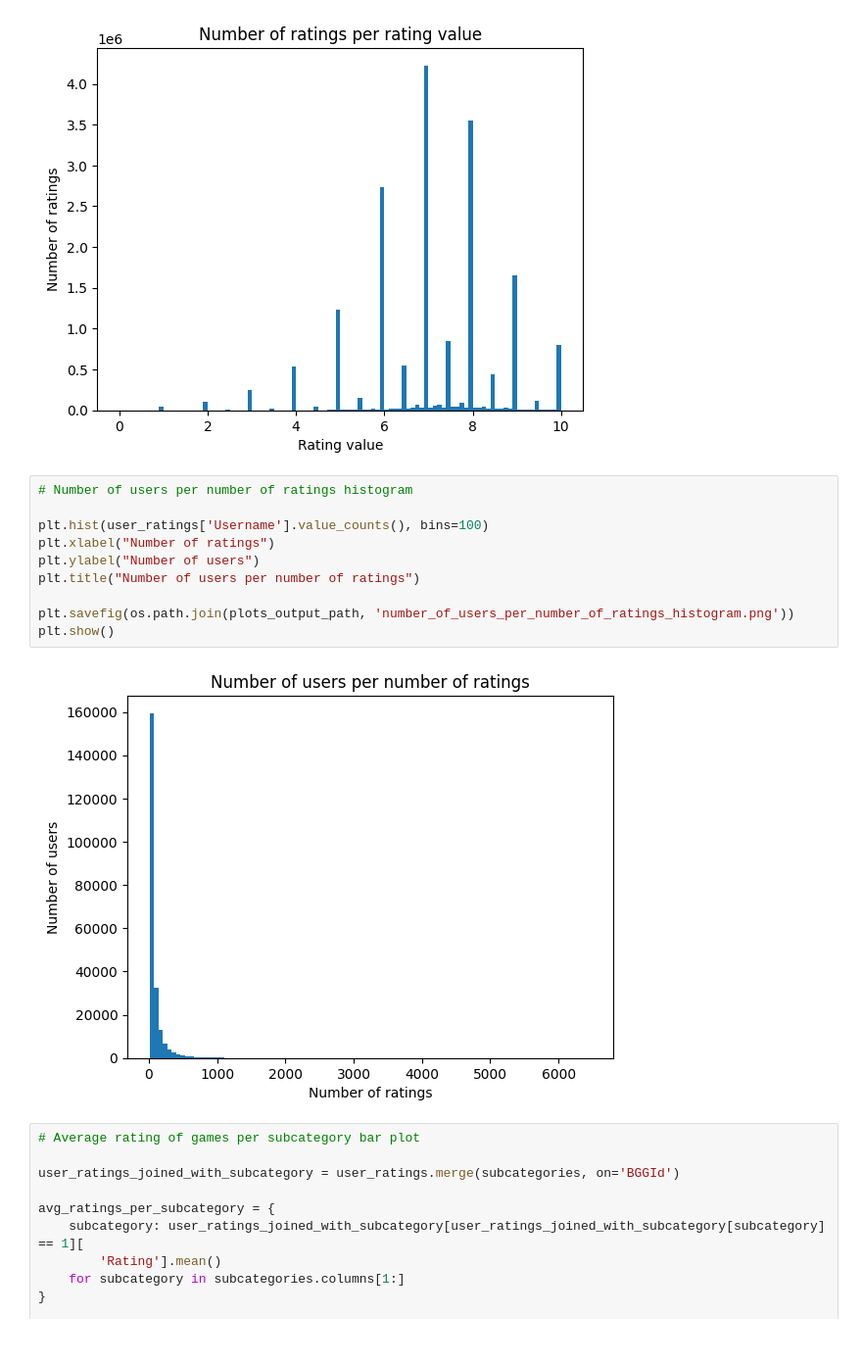
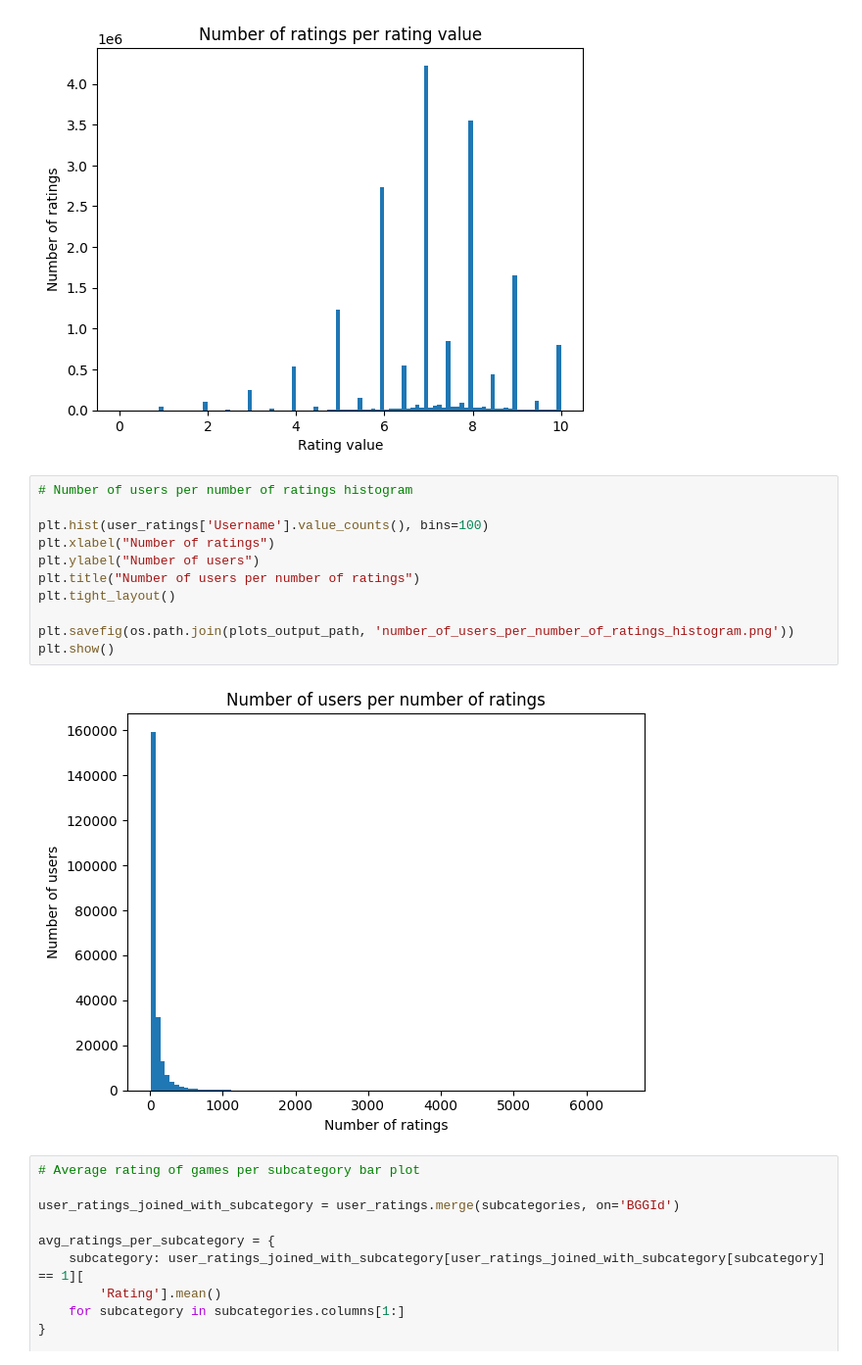
Before and after one commit to petr7555/pv254-board-games-recommender, a Jupyter notebook: server/playground/jakub_kraus/exploration_phase.ipynb, the cells around one changed output. Shown at 98% size. Cells and saved outputs as stored; diff of their text form.

```diff
--- a/server/playground/jakub_kraus/exploration_phase.ipynb
+++ b/server/playground/jakub_kraus/exploration_phase.ipynb
@@ -69,15 +69,16 @@ plt.show()
 # %%
 # Number of users per number of ratings histogram
 
 plt.hist(user_ratings['Username'].value_counts(), bins=100)
 plt.xlabel("Number of ratings")
 plt.ylabel("Number of users")
 plt.title("Number of users per number of ratings")
+plt.tight_layout()
 
 plt.savefig(os.path.join(plots_output_path, 'number_of_users_per_number_of_ratings_histogram.png'))
 plt.show()
 # %% [output]
-[figure, old version]
+[figure, new version]
 # %%
 # Average rating of games per subcategory bar plot
 
```
Also changed, not shown: 15 other files.
